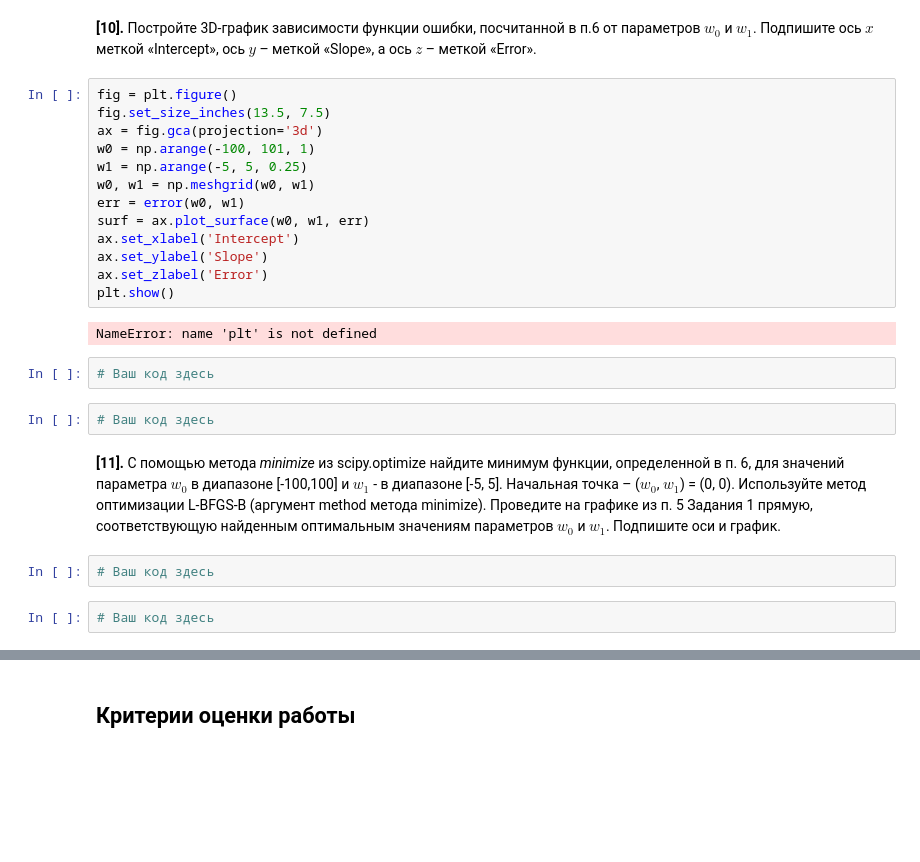
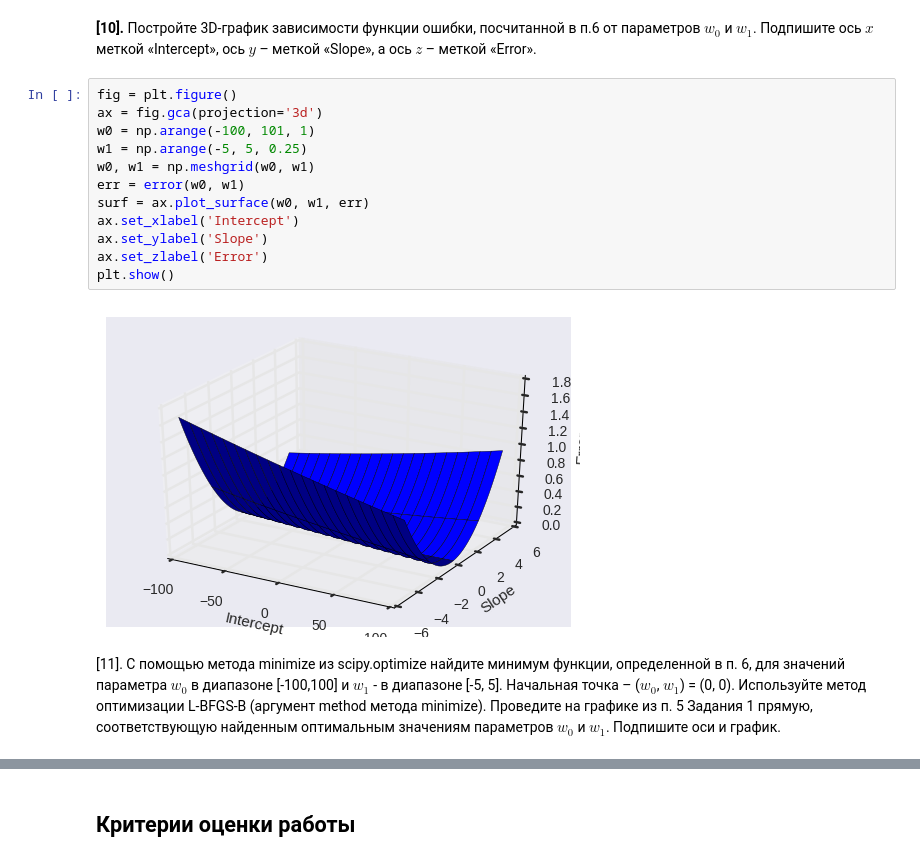
Before and after one commit to nuzhdov/ml_class, a Jupyter notebook: mlad_spec/ml_on_labeled_data/week1/peer_review_linreg_height_weight.ipynb, the cells around one changed output, grey strips where cells are left out. Saved outputs shown, nothing was run; the diff lists cells and outputs as text; blank space fills up the shorter version.

```diff
--- a/mlad_spec/ml_on_labeled_data/week1/peer_review_linreg_height_weight.ipynb
+++ b/mlad_spec/ml_on_labeled_data/week1/peer_review_linreg_height_weight.ipynb
@@ -209,26 +209,17 @@ plt.show()
 **[10].** Постройте 3D-график зависимости функции ошибки, посчитанной в п.6 от параметров $w_0$ и $w_1$. Подпишите ось $x$ меткой «Intercept», ось $y$ – меткой «Slope», a ось $z$ – меткой «Error».
 # %%
 fig = plt.figure()
-fig.set_size_inches(13.5, 7.5)
 ax = fig.gca(projection='3d')
 w0 = np.arange(-100, 101, 1)
 w1 = np.arange(-5, 5, 0.25)
 w0, w1 = np.meshgrid(w0, w1)
 err = error(w0, w1)
 surf = ax.plot_surface(w0, w1, err)
 ax.set_xlabel('Intercept')
 ax.set_ylabel('Slope')
 ax.set_zlabel('Error')
 plt.show()
 # %% [output]
-NameError: name 'plt' is not defined
+[figure, added]
-# %%
-# Ваш код здесь
-# %%
-# Ваш код здесь
 # %% [markdown]
-**[11].** С помощью метода *minimize* из scipy.optimize найдите минимум функции, определенной в п. 6, для значений параметра $w_0$ в диапазоне [-100,100] и $w_1$ - в диапазоне [-5, 5]. Начальная точка – ($w_0$, $w_1$) = (0, 0). Используйте метод оптимизации L-BFGS-B (аргумент method метода minimize). Проведите на графике из п. 5 Задания 1 прямую, соответствующую найденным оптимальным значениям параметров $w_0$ и $w_1$. Подпишите оси и график.
+[11]. С помощью метода minimize из scipy.optimize найдите минимум функции, определенной в п. 6, для значений параметра $w_0$ в диапазоне [-100,100] и $w_1$ - в диапазоне [-5, 5]. Начальная точка – ($w_0$, $w_1$) = (0, 0). Используйте метод оптимизации L-BFGS-B (аргумент method метода minimize). Проведите на графике из п. 5 Задания 1 прямую, соответствующую найденным оптимальным значениям параметров $w_0$ и $w_1$. Подпишите оси и график.
-# %%
-# Ваш код здесь
-# %%
-# Ваш код здесь
```
Also changed, not shown: parts of 1 cell of this notebook.
